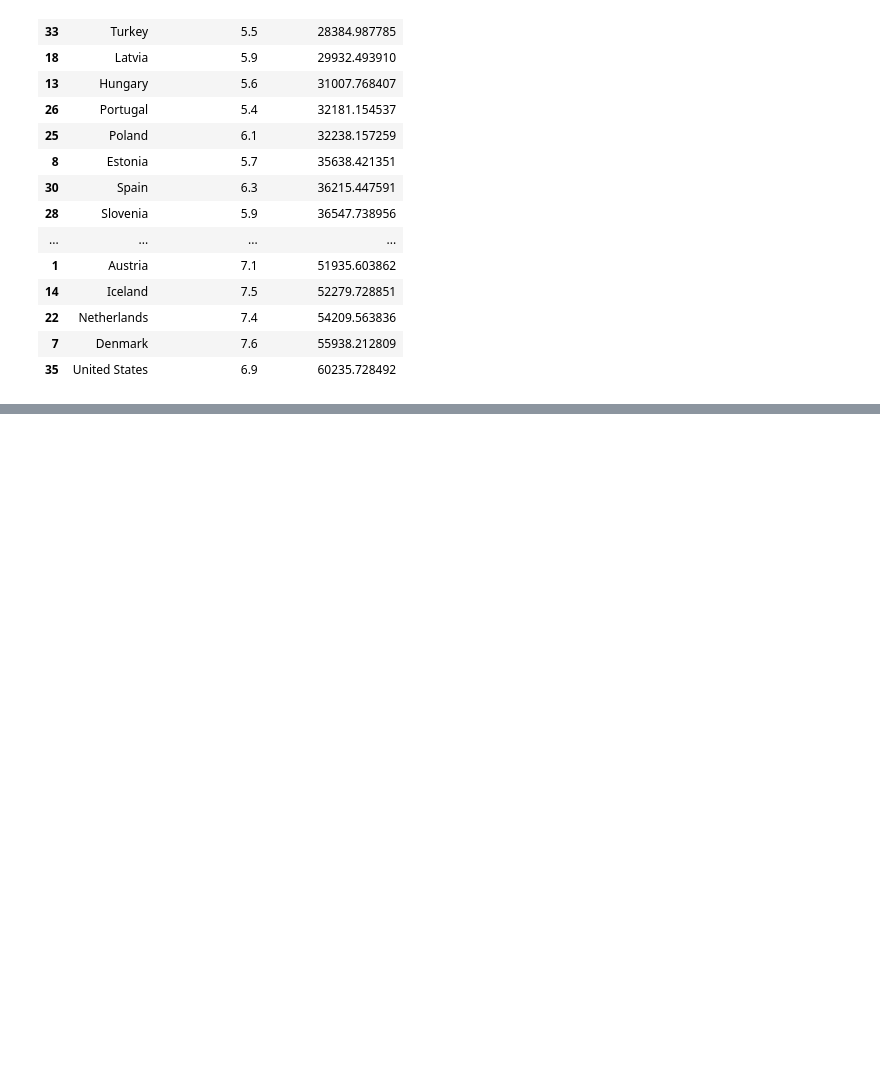
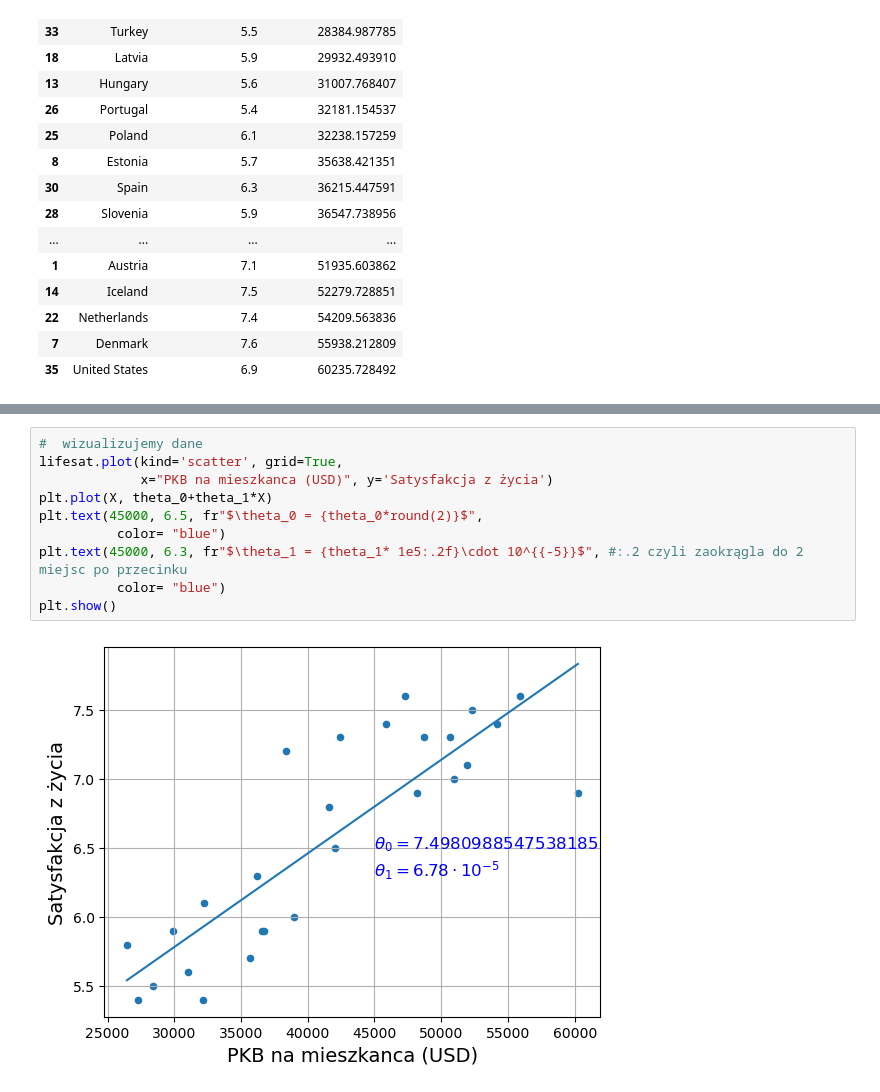
Before and after one commit to gajakus/Uczenie-maszynowe-, a Jupyter notebook: 01_krajobraz_uczenia_maszynowgo.ipynb, the cells around one changed output, grey strips where cells are left out. Saved outputs shown, nothing was run; the diff lists cells and outputs as text; blank space fills up the shorter version.

```diff
--- a/01_krajobraz_uczenia_maszynowgo.ipynb
+++ b/01_krajobraz_uczenia_maszynowgo.ipynb
@@ -269,0 +325,12 @@ country_stats
+# %%
+#  wizualizujemy dane
+lifesat.plot(kind='scatter', grid=True,
+             x="PKB na mieszkanca (USD)", y='Satysfakcja z życia')
+plt.plot(X, theta_0+theta_1*X)
+plt.text(45000, 6.5, fr"$\theta_0 = {theta_0*round(2)}$",
+          color= "blue")
+plt.text(45000, 6.3, fr"$\theta_1 = {theta_1* 1e5:.2f}\cdot 10^{{-5}}$", #:.2 czyli zaokrągla do 2 miejsc po przecinku
+          color= "blue")
+plt.show()
+# %% [output]
+[figure, added]
```
Also changed, not shown: parts of 7 cells of this notebook.
